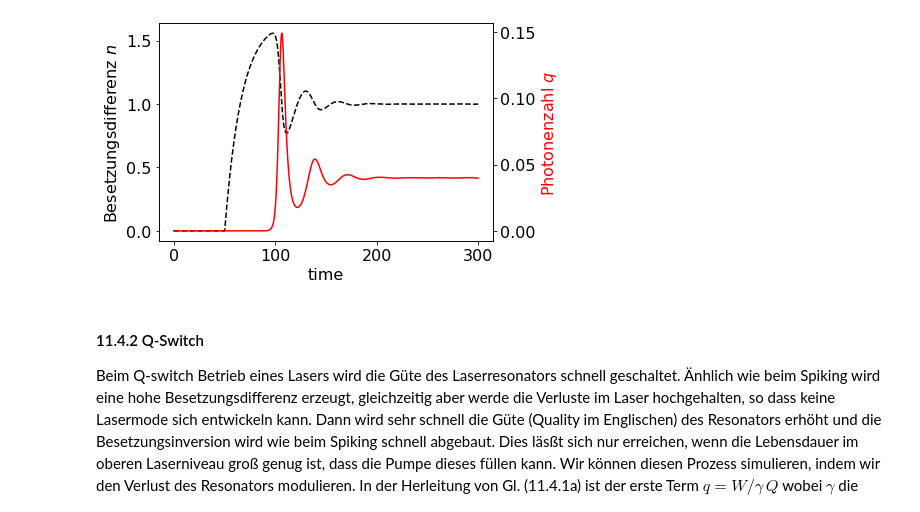
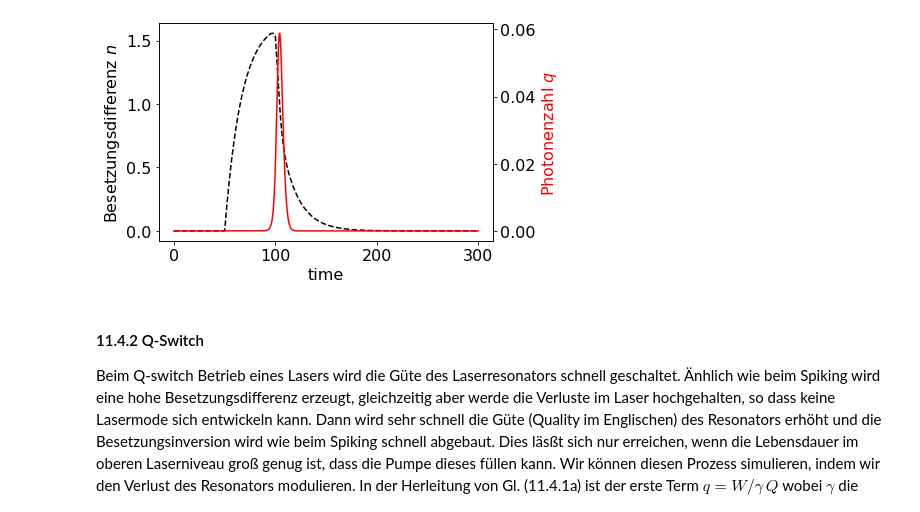
Before and after one commit to cdohl/optik, a Jupyter notebook: 11.ipynb, the cells around one changed output. Saved outputs shown, nothing was run; the diff lists cells and outputs as text; code cells hidden in the pictures.

```diff
--- a/11.ipynb
+++ b/11.ipynb
@@ -116,31 +116,31 @@ Wir betrachten zuerst den Fall, dass die Pumpe zu einem Zeitpunkt $t_0$ eingesch
 # %%
 from scipy.integrate import solve_ivp
 import numpy as np
 import matplotlib.pyplot as plt
 import matplotlib
 matplotlib.rc('font', **{'size'   : 16})
 
 b=0.06
 
 def fls(t, y):
     p=0.
-    if t>50:
+    if (t>50) and (t<100):
         p=0.1
     qdot=-y[0]+y[0]*y[1]
     ndot=p-b*y[1]-y[0]*y[1]
     return [qdot, ndot]
 res = solve_ivp(fls, (0., 300), [1e-10,0.],t_eval=np.linspace(0,300,1000))
 
 fig,ax = plt.subplots()
 # make a plot
 ax.plot(res.t,res.y[1,:],'k--')
 ax.set_ylabel('Besetzungsdifferenz $n$')
 ax2=ax.twinx()
 ax2.plot(res.t,res.y[0,:],'r')
 ax2.set_ylabel('Photonenzahl $q$',color="red")
 ax.set_xlabel('time');
 # %% [output]
-[figure, old version]
+[figure, new version]
 # %% [markdown]
 #### 11.4.2 Q-Switch
 
```
Also changed, not shown: 2 other files.
